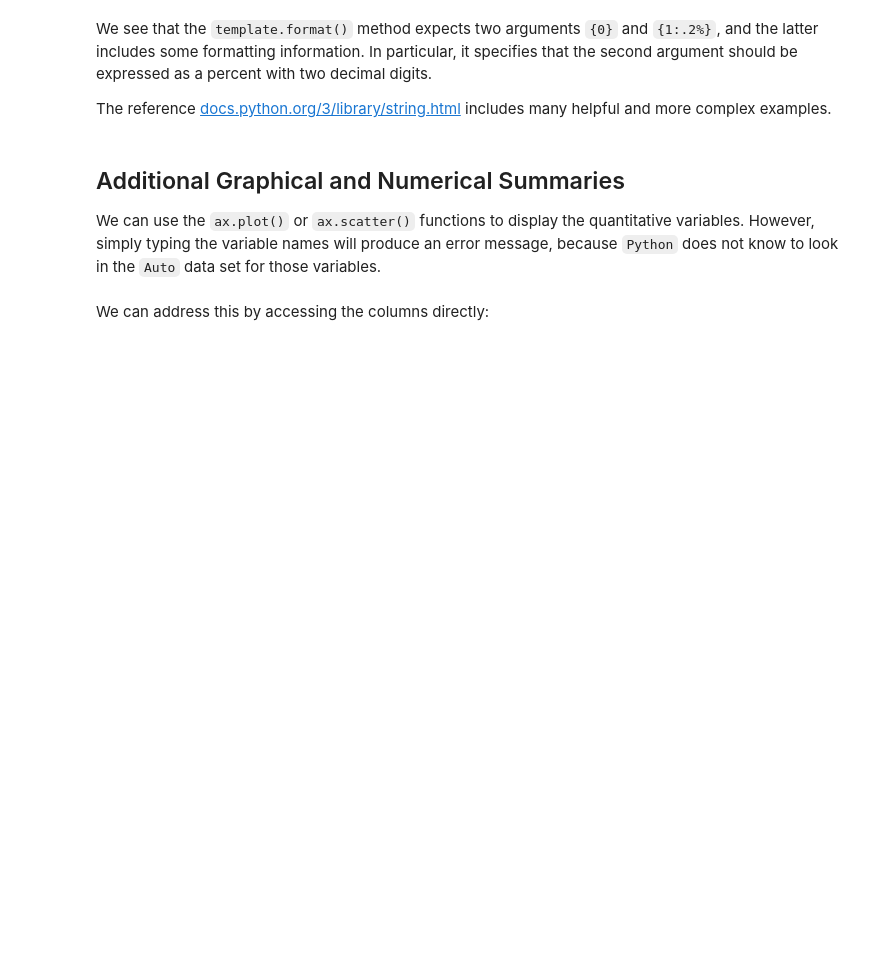
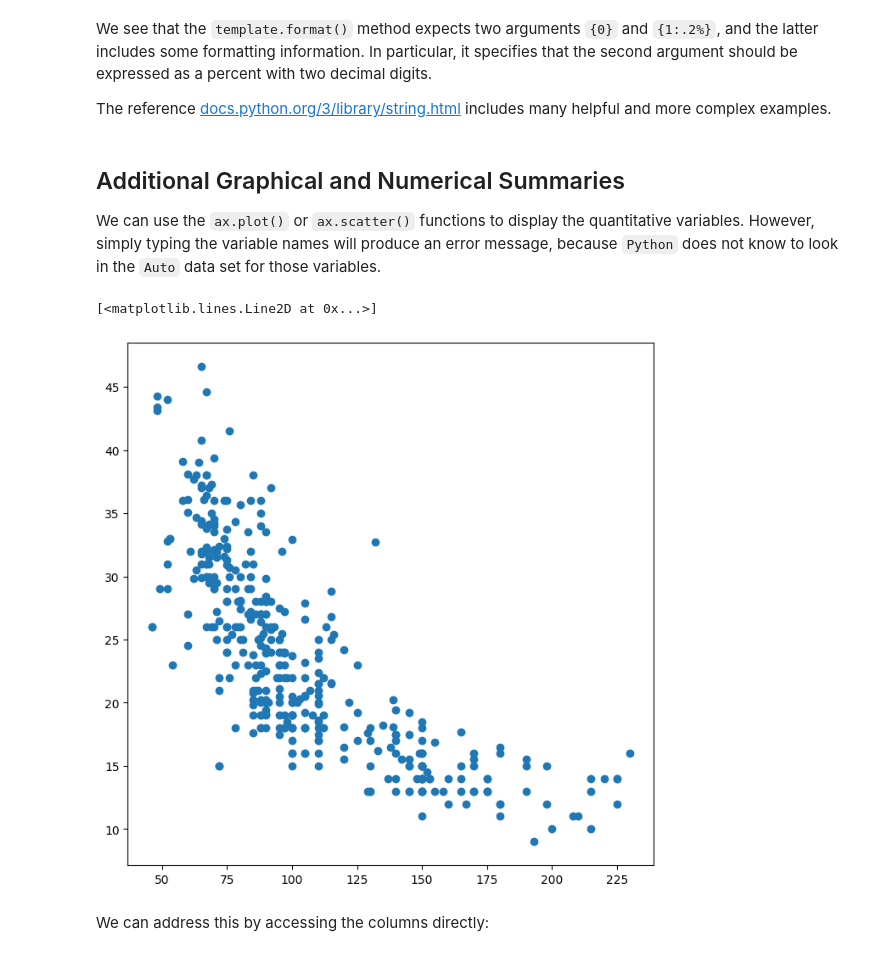
Before and after one commit to l22141164-del/ISLP_labs, a Jupyter notebook: Ch02-statlearn-lab.ipynb, the cells around one changed output. Saved outputs shown, nothing was run; the diff lists cells and outputs as text; code cells hidden in the pictures; blank space fills up the shorter version.

```diff
--- a/Ch02-statlearn-lab.ipynb
+++ b/Ch02-statlearn-lab.ipynb
@@ -1184,7 +1351,10 @@ We can use the `ax.plot()` or  `ax.scatter()`  functions to display the quantita
 because `Python` does not know to look in the  `Auto`  data set for those variables.
 # %%
 fig, ax = subplots(figsize=(8, 8))
-ax.plot(horsepower, mpg, 'o')
+ax.plot(Auto['horsepower'], Auto['mpg'], 'o')
+# %% [output]
+[<matplotlib.lines.Line2D at 0x...>]
+[figure, added]
 # %% [markdown]
 We can address this by accessing the columns directly:
 # %%
```
Also changed, not shown: parts of 39 cells of this notebook.
